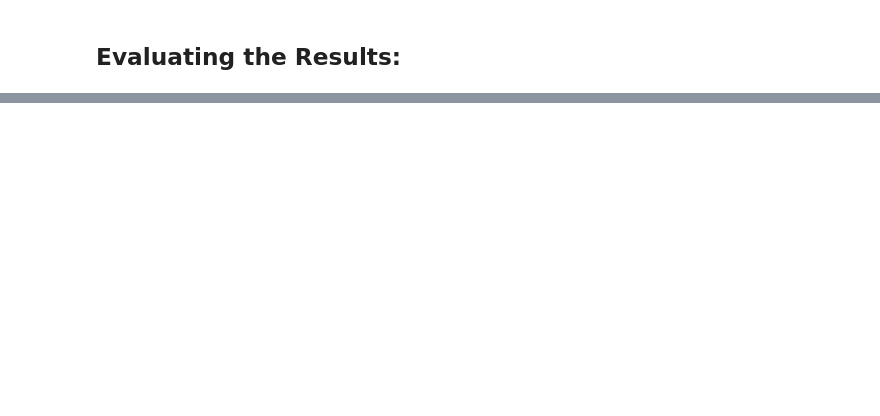
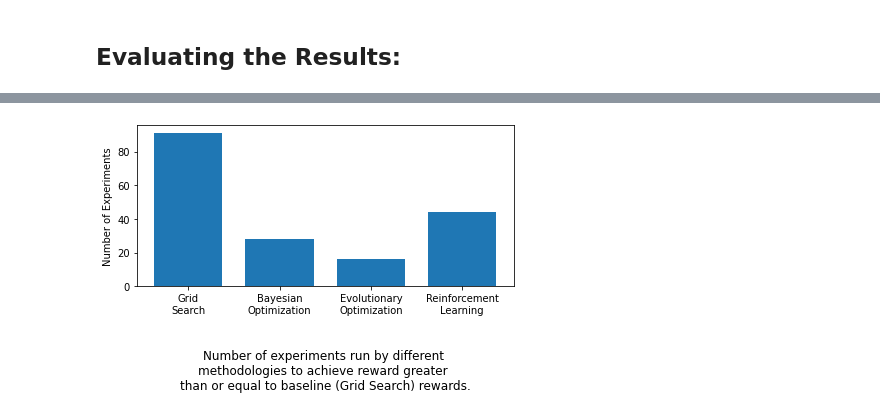
Before and after one commit to AmanPriyanshu/DP-HyperparamTuning, a Jupyter notebook: RL_DP_Demo.ipynb, the cells around one changed output, grey strips where cells are left out. Cells and saved outputs as stored; diff of their text form; code cells hidden in the pictures; blank space fills up the shorter version.

```diff
--- a/RL_DP_Demo.ipynb
+++ b/RL_DP_Demo.ipynb
@@ -210,0 +234,24 @@ Maximum Reward Achieved by Each Algorithm:
+# %%
+best_grid_search_reward_index = np.argmax(gs_progress.T[-1])
+best_grid_search_reward = gs_progress[best_grid_search_reward_index][-1]
+
+timely_indices = []
+for algorithm in algorithms:
+  for index, row in enumerate(algorithm):
+    if row[-1]>=best_grid_search_reward:
+      timely_indices.append(index)
+      break
+
+plt.cla()
+plt.bar(np.arange(4), height=timely_indices, width=0.75)
+plt.ylabel("Number of Experiments")
+plt.xticks(np.arange(4), ["Grid\nSearch", "Bayesian\nOptimization", "Evolutionary\nOptimization", "Reinforcement\nLearning"])
+plt.xlabel('''
+
+Number of experiments run by different
+methodologies to achieve reward greater
+than or equal to baseline (Grid Search) rewards.''', fontsize=12)
+plt.tight_layout()
+plt.show()
+# %% [output]
+[figure, added]
```
Also changed, not shown: parts of 9 cells of this notebook.
